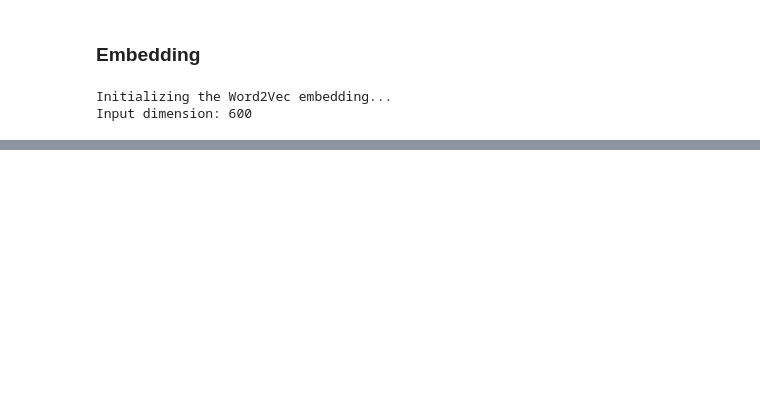
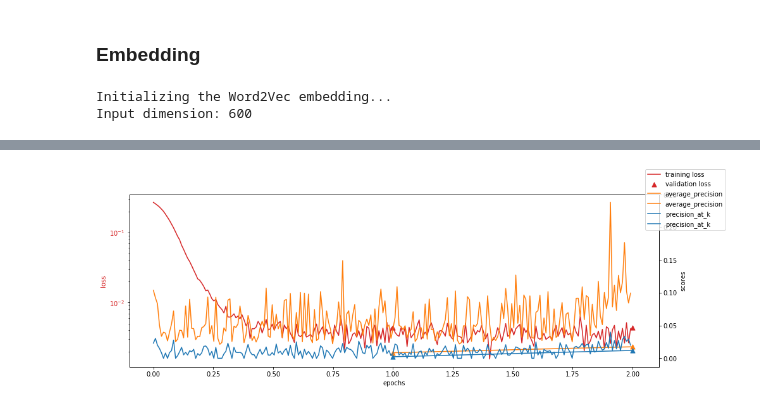
Before and after one commit to clementjumel/tesa, a Jupyter notebook: notebooks/task_models.ipynb, the cells around one changed output, grey strips where cells are left out. Saved outputs shown, nothing was run; the diff lists cells and outputs as text; code cells hidden in the pictures; blank space fills up the shorter version.

```diff
--- a/notebooks/task_models.ipynb
+++ b/notebooks/task_models.ipynb
@@ -187,17 +114,20 @@ plot_metrics(train_losses, train_scores, valid_losses, valid_scores)
 # %% [markdown]
 ### Embedding
+# %%
+input_dim, hidden_dim1, hidden_dim2 = 600, 200, 10
+dropout = 0
+lr = 1e-5
+
+if is_regression:
+    net = RegressionMLP(input_dim=input_dim, hidden_dim1=hidden_dim1, hidden_dim2=hidden_dim2, dropout=dropout)
+else:
+    net = ClassificationMLP(input_dim=input_dim, hidden_dim1=hidden_dim1, hidden_dim2=hidden_dim2, dropout=dropout)
+optimizer = torch.optim.Adam(net.parameters(), lr=lr)
 # %%
 from modeling.models import EmbeddingModel
 
-model = EmbeddingModel(net=None, optimizer=None, loss=loss, score=score, k=k_score)
+model = EmbeddingModel(net=net, optimizer=optimizer, loss=loss, scores_names=scores_names)
 pipeline.preview_data(model=model, include_valid=False)
 # %% [output]
 Initializing the Word2Vec embedding...
 Input dimension: 600
-# %%
-model.net = MLP(input_dim=600,
-                hidden_dim=200,
-                output_dim=2,
-                dropout=0.1)
-model.optimizer = torch.optim.Adam(model.net.parameters(),
-                                   lr=1e-6)
@@ -203,0 +150,4 @@ model.optimizer = torch.optim.Adam(model.net.parameters(),
+# %%
+model.plot_metrics()
+# %% [output]
+[figure, added]
```
Also changed, not shown: parts of 37 cells of this notebook, 2 other files.
